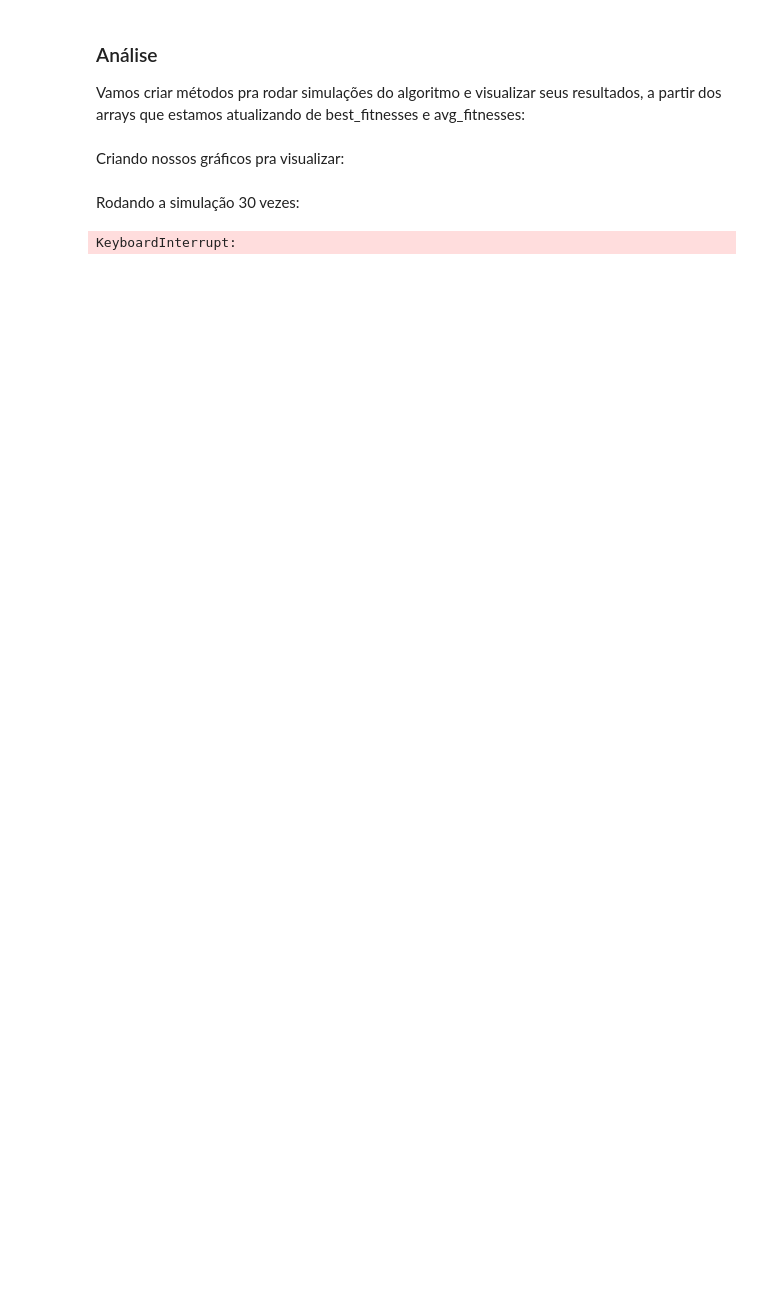
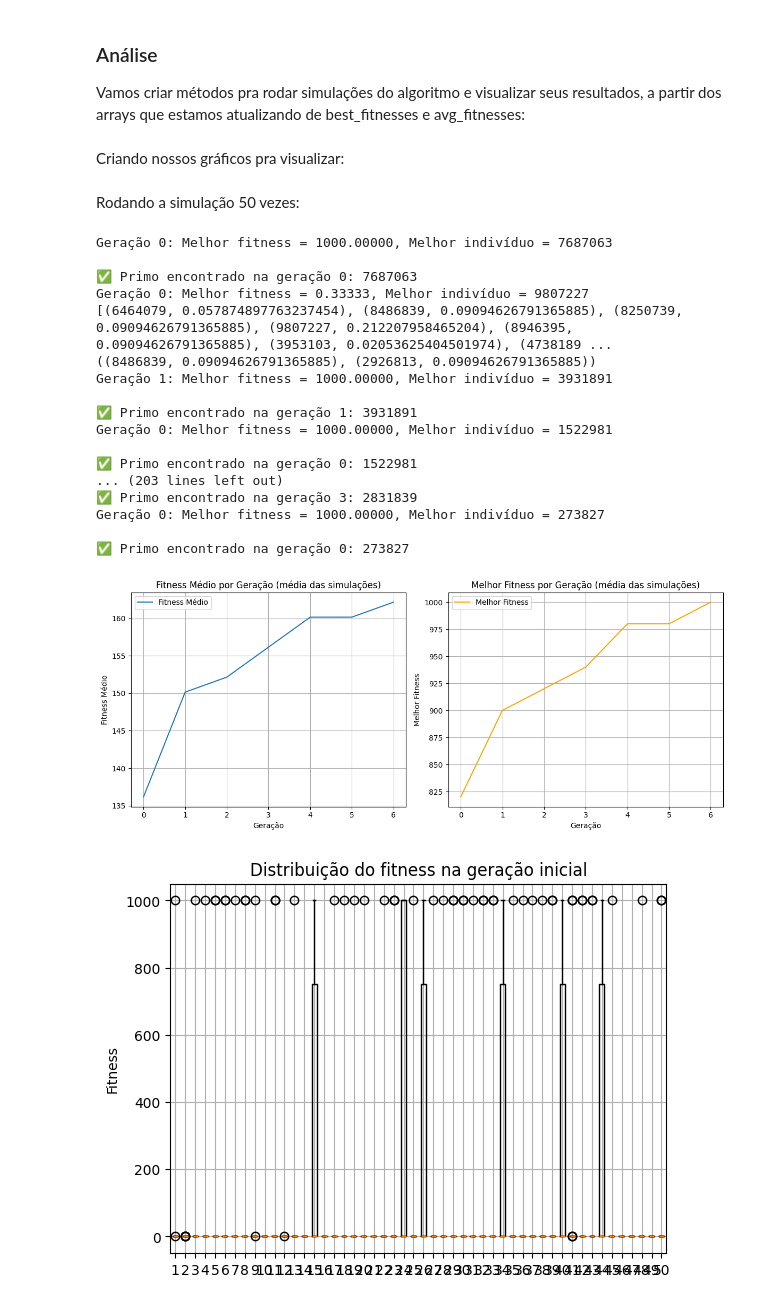
Before and after one commit to biaferre/bioinspirada, a Jupyter notebook: Finding_Primes.ipynb, the cells around one changed output. Drawn from its saved outputs; the diff is of its cells as text; code cells hidden in the pictures; blank space fills up the shorter version.

Commit message:
Fixed comments and added box plotting

```diff
--- a/Finding_Primes.ipynb
+++ b/Finding_Primes.ipynb
@@ -17,7 +17,7 @@ import random
 
 MIN_VAL = 10**5
 MAX_VAL = 10**7
-POP_SIZE = 4
+POP_SIZE = 5
 GEN = 100
 # %% [markdown]
 ### Código base
@@ -347,11 +375,29 @@ def plot_initial_fitness_box(all_initial_fitnesses):
     plt.grid(True)
     plt.show()
 # %% [markdown]
-Rodando a simulação 30 vezes:
+Rodando a simulação 50 vezes:
 # %%
-num_sim = 30
+num_sim = 50
 avg_curves, best_curves, initial_fitnesses = run_simulations(num_sim)
 plot_avg_curves(avg_curves, best_curves)
 plot_initial_fitness_box(initial_fitnesses)
 # %% [output]
-KeyboardInterrupt:
+Geração 0: Melhor fitness = 1000.00000, Melhor indivíduo = 7687063
+
+✅ Primo encontrado na geração 0: 7687063
+Geração 0: Melhor fitness = 0.33333, Melhor indivíduo = 9807227
+[(6464079, 0.057874897763237454), (8486839, 0.09094626791365885), (8250739, 0.09094626791365885), (9807227, 0.212207958465204), (8946395, 0.09094626791365885), (3953103, 0.02053625404501974), (4738189 ...
+((8486839, 0.09094626791365885), (2926813, 0.09094626791365885))
+Geração 1: Melhor fitness = 1000.00000, Melhor indivíduo = 3931891
+
+✅ Primo encontrado na geração 1: 3931891
+Geração 0: Melhor fitness = 1000.00000, Melhor indivíduo = 1522981
+
+✅ Primo encontrado na geração 0: 1522981
+... (203 lines left out)
+✅ Primo encontrado na geração 3: 2831839
+Geração 0: Melhor fitness = 1000.00000, Melhor indivíduo = 273827
+
+✅ Primo encontrado na geração 0: 273827
+[figure, added]
+[figure, added]
```
Also changed, not shown: parts of 8 cells of this notebook.
